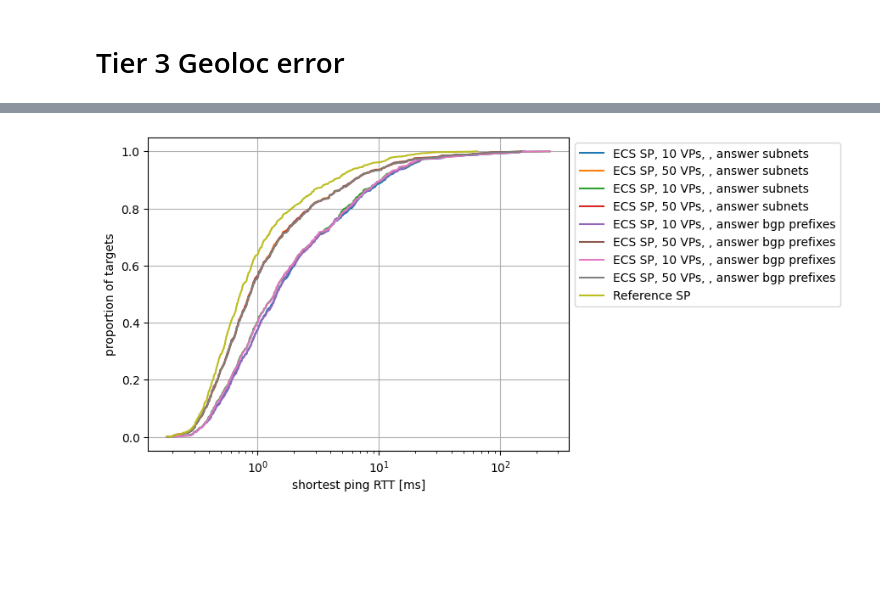
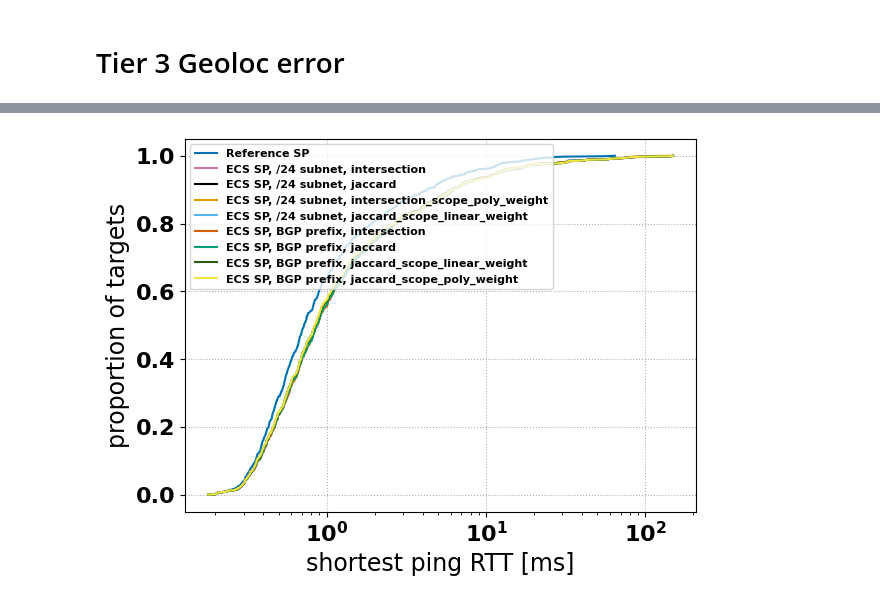
Before and after one commit to dioptra-io/georesolver, a Jupyter notebook: geogiant/evaluation/tier3_evaluation.ipynb, the cells around one changed output, grey strips where cells are left out. Saved outputs shown, nothing was run; the diff lists cells and outputs as text; code cells hidden in the pictures; blank space fills up the shorter version.

```diff
--- a/geogiant/evaluation/tier3_evaluation.ipynb
+++ b/geogiant/evaluation/tier3_evaluation.ipynb
@@ -39,9 +29,8 @@ plot_all_results(
 # %%
-plot_all_results(
+score_metrics_and_granularity(
     eval_dir=path_settings.RESULTS_PATH / "tier3_evaluation",
-    granularities=["answer_subnets", "answer_bgp_prefixes"],
-    probing_budgets_evaluated=[10, 50],
+    output_path="score_metrics_and_granularity",
     metric_evaluated="rtt",
-    legend_outside=True,
+    plot_zp=False,
 )
 # %% [output]
@@ -66 +46 @@ plot_all_results(
-[figure, old version]
+[figure, new version]
```
Also changed, not shown: parts of 4 cells of this notebook, 26 other files.
